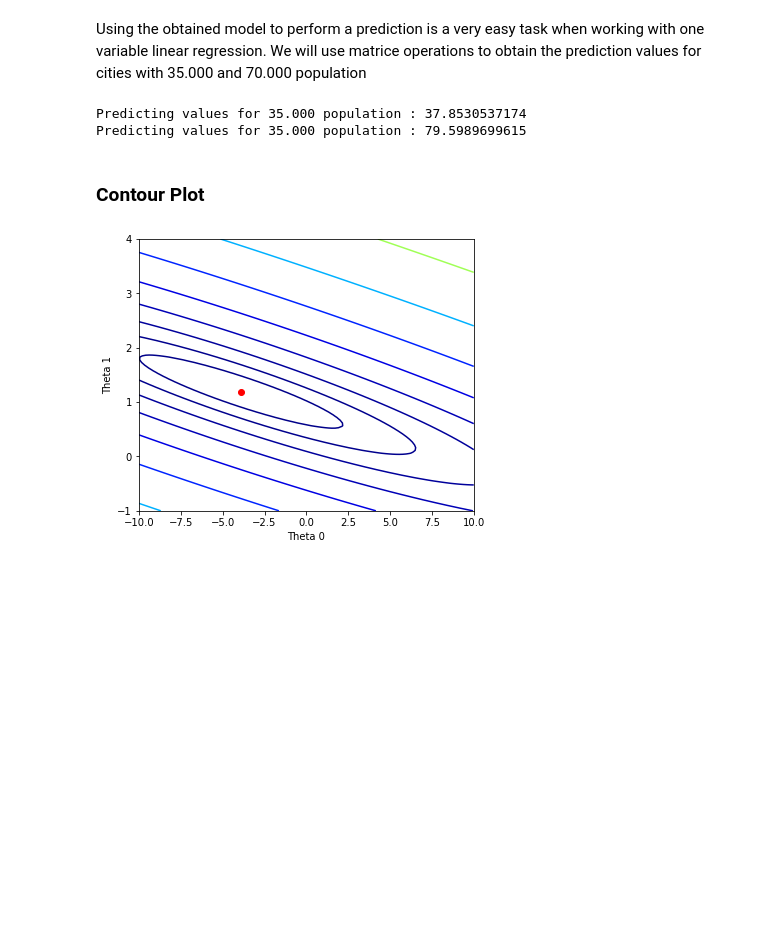
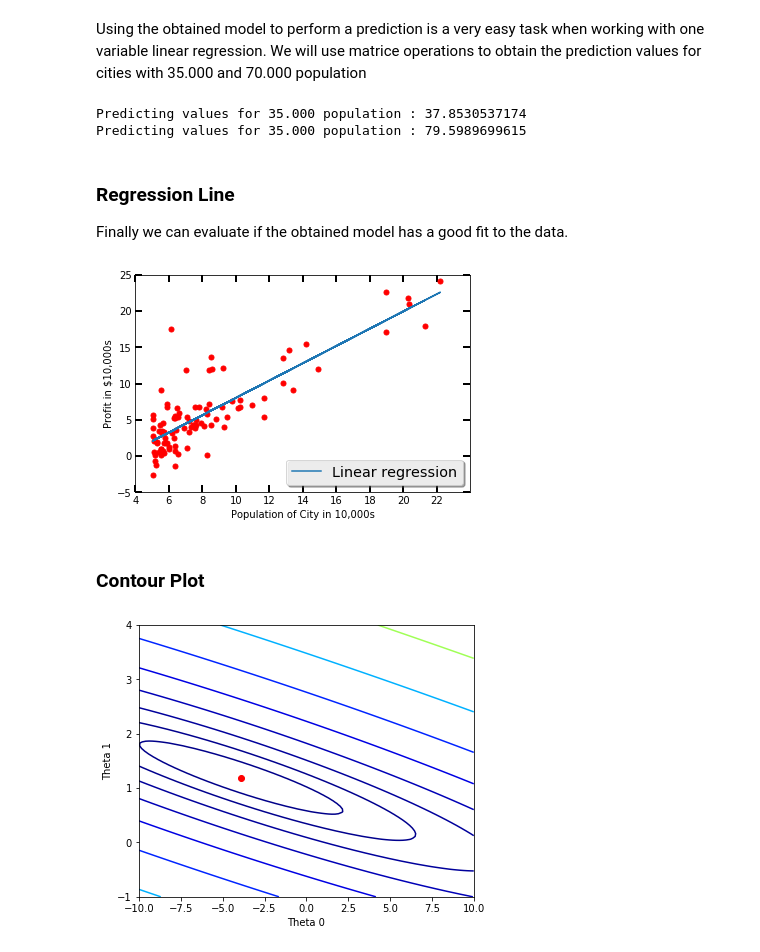
Before and after one commit to angellicacardozo/machine-learning-linear-regression-analysis, a Jupyter notebook: A Python Regression Analysis.ipynb, the cells around one changed output. Saved outputs shown, nothing was run; the diff lists cells and outputs as text; code cells hidden in the pictures; blank space fills up the shorter version.

Commit message:
Adding Linear Regression Line plot

```diff
--- a/A Python Regression Analysis.ipynb
+++ b/A Python Regression Analysis.ipynb
@@ -132,6 +132,30 @@ print('Predicting values for 35.000 population : ' + str(p))
 # %% [output]
 Predicting values for 35.000 population : 37.8530537174
 Predicting values for 35.000 population : 79.5989699615
+# %% [markdown]
+### Regression Line
+
+Finally we can evaluate if the obtained model has a good fit to the data.
+# %%
+plt.close('all')
+
+plt.figure()
+plt.plot(x[:,1],y,'ro',markersize=5)
+plt.tick_params(axis='both', direction='in', width=2, length=7,bottom='on', top='on', left='on', right='on')
+
+plt.ylabel('Profit in $10,000s')
+plt.xlabel('Population of City in 10,000s')
+
+plt.xticks(np.arange(4, 24, 2))
+plt.ylim(-5, 25)
+plt.xlim(4, 24)
+
+plt.plot(x[:, 1], x.dot(t), '-', label='Linear regression')
+plt.legend(loc='lower right', shadow=True, fontsize='x-large', numpoints=1)
+
+plt.show()
+# %% [output]
+[figure, added]
 # %% [markdown]
 ### Contour Plot
 # %%
```
